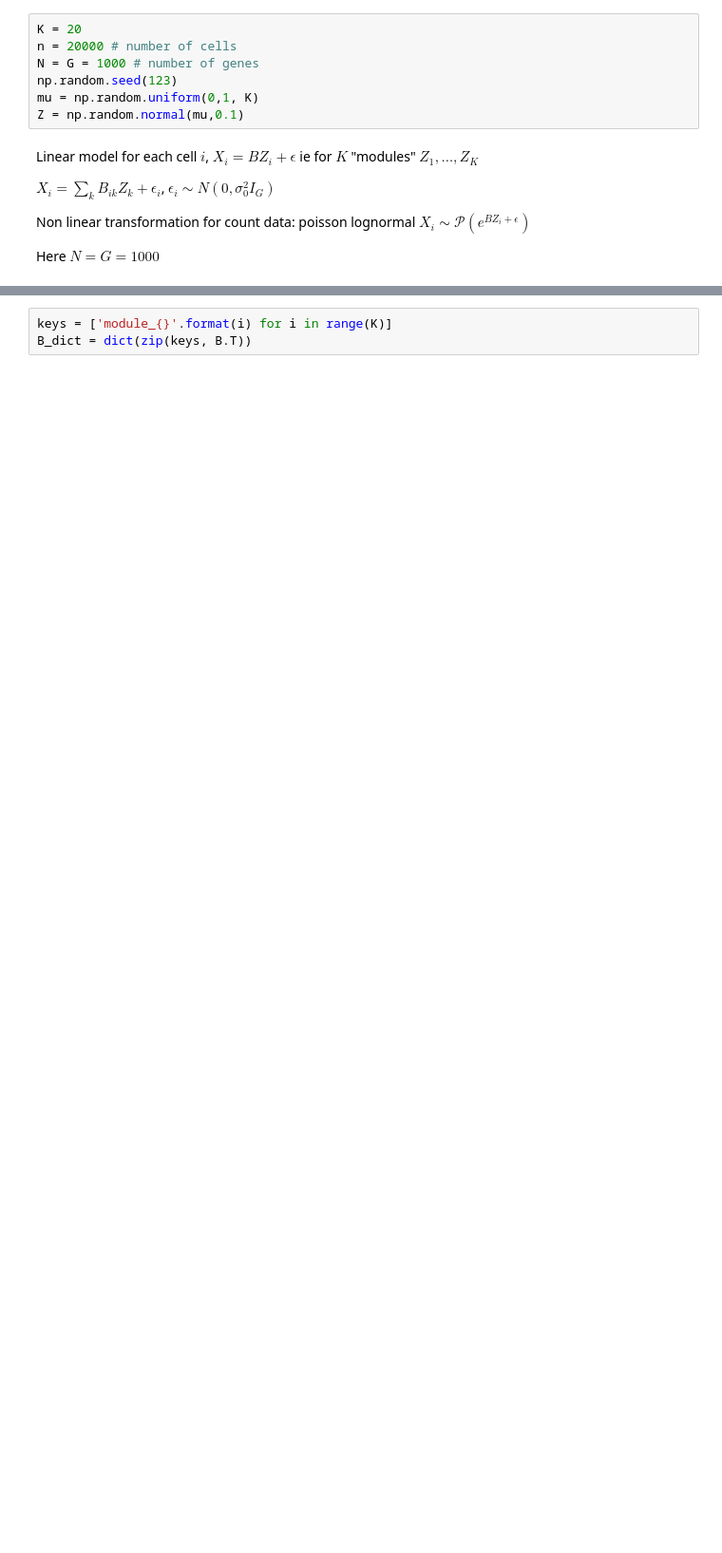
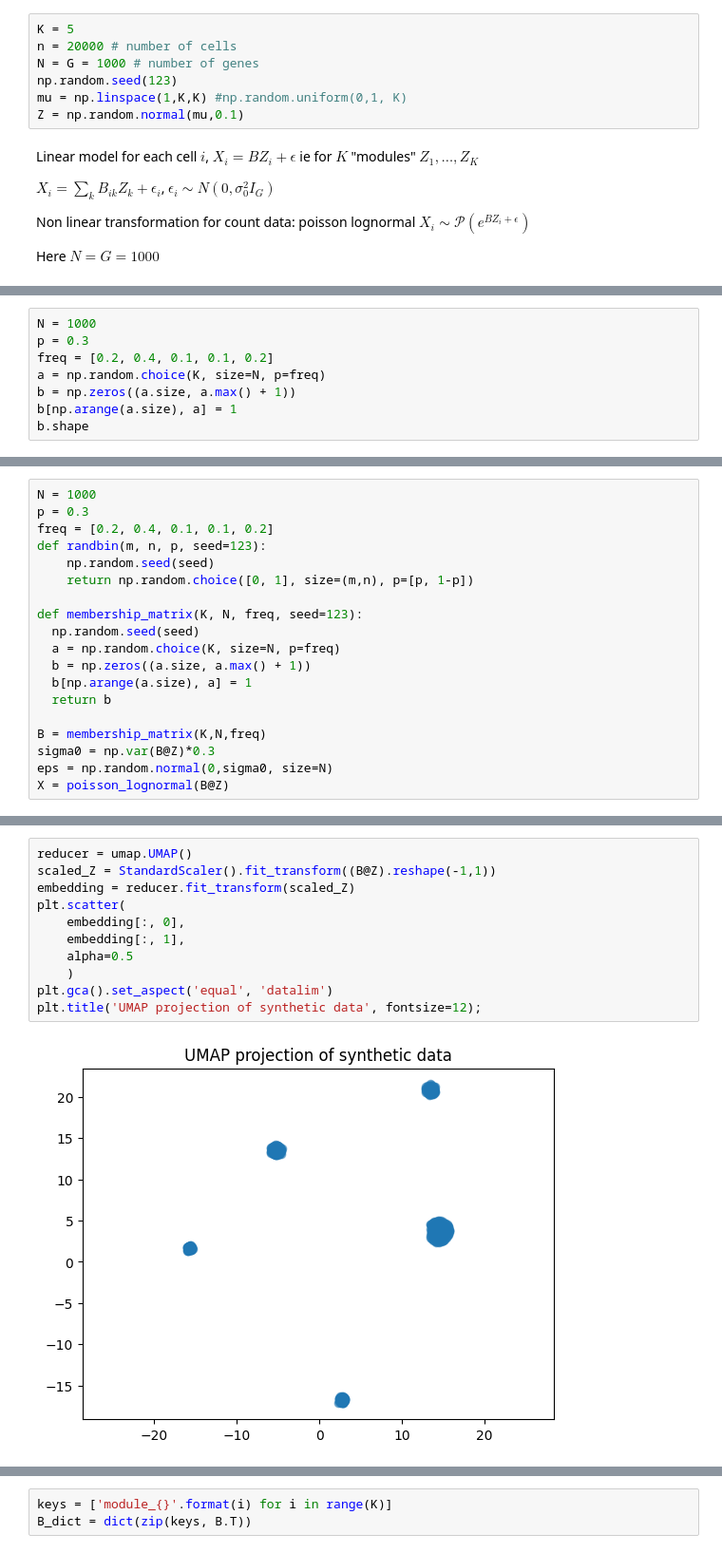
Before and after one commit to erialc-cal/cpa, a Jupyter notebook: Claire_simulations.ipynb, the cells around one changed output, grey strips where cells are left out. Shown at 95% size. Cells and saved outputs as stored; diff of their text form; blank space fills up the shorter version.

```diff
--- a/Claire_simulations.ipynb
+++ b/Claire_simulations.ipynb
@@ -17,11 +48,11 @@ print(np.__version__)
 # %% [output]
 1.23.5
 # %%
-K = 20
+K = 5
 n = 20000 # number of cells
 N = G = 1000 # number of genes
 np.random.seed(123)
-mu = np.random.uniform(0,1, K)
+mu = np.linspace(1,K,K) #np.random.uniform(0,1, K)
 Z = np.random.normal(mu,0.1)
 # %% [markdown]
 Linear model for each cell $i$, $ X_i = BZ_i + \epsilon$
@@ -55,0 +79,8 @@ X_nl = non_linear_transform(B@Z, f=f)
+# %%
+N = 1000
+p = 0.3
+freq = [0.2, 0.4, 0.1, 0.1, 0.2]
+a = np.random.choice(K, size=N, p=freq)
+b = np.zeros((a.size, a.max() + 1))
+b[np.arange(a.size), a] = 1
+b.shape
@@ -73,0 +99,19 @@ embedding.shape
+# %%
+N = 1000
+p = 0.3
+freq = [0.2, 0.4, 0.1, 0.1, 0.2]
+def randbin(m, n, p, seed=123):
+    np.random.seed(seed)
+    return np.random.choice([0, 1], size=(m,n), p=[p, 1-p])
+
+def membership_matrix(K, N, freq, seed=123):
+  np.random.seed(seed)
+  a = np.random.choice(K, size=N, p=freq)
+  b = np.zeros((a.size, a.max() + 1))
+  b[np.arange(a.size), a] = 1
+  return b
+
+B = membership_matrix(K,N,freq)
+sigma0 = np.var(B@Z)*0.3
+eps = np.random.normal(0,sigma0, size=N)
+X = poisson_lognormal(B@Z)
@@ -74,2 +121,15 @@ embedding.shape
+# %%
+reducer = umap.UMAP()
+scaled_Z = StandardScaler().fit_transform((B@Z).reshape(-1,1))
+embedding = reducer.fit_transform(scaled_Z)
+plt.scatter(
+    embedding[:, 0],
+    embedding[:, 1],
+    alpha=0.5
+    )
+plt.gca().set_aspect('equal', 'datalim')
+plt.title('UMAP projection of synthetic data', fontsize=12);
+# %% [output]
+[figure, added]
 # %%
 B.shape
```
Also changed, not shown: parts of 46 cells of this notebook.
